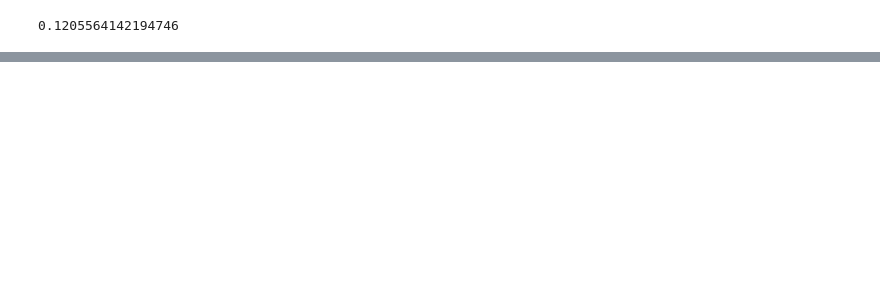
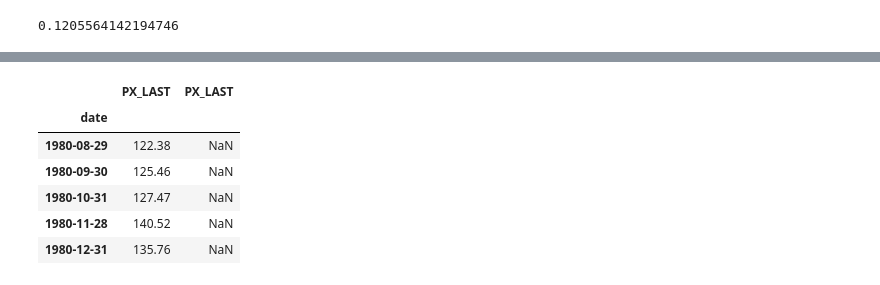
Before and after one commit to FedericoHan/TimeSeriesSeasonality, a Jupyter notebook: TimeSeriesCaseStudy_v1.ipynb, the cells around one changed output, grey strips where cells are left out. Drawn from its saved outputs; the diff is of its cells as text; code cells hidden in the pictures; blank space fills up the shorter version.

```diff
--- a/TimeSeriesCaseStudy_v1.ipynb
+++ b/TimeSeriesCaseStudy_v1.ipynb
@@ -651,0 +708,11 @@ print(j)
+# %%
+start = dt.datetime(1980, 8, 23) #CNH birth
+end = dt.datetime.today()
+frequency = 'MONTHLY'
+
+m2_obj = DownloadData_v2.DownloadData(pair = ['SPX Index','ECORUSN Index'], fields = ['PX_LAST'], startDate = start, \
+                                       endDate = end, period = frequency, source = 'blp')
+
+m2 = m2_obj.get_data_blp_historical(1)
+m2.head()
+# %% [output]
@@ -651,0 +720,7 @@ print(j)
+|  | PX_LAST | PX_LAST |
+| date |  |  |
+| 1980-08-29 | 122.38 | NaN |
+| 1980-09-30 | 125.46 | NaN |
+| 1980-10-31 | 127.47 | NaN |
+| 1980-11-28 | 140.52 | NaN |
+| 1980-12-31 | 135.76 | NaN |
```
Also changed, not shown: parts of 24 cells of this notebook.
